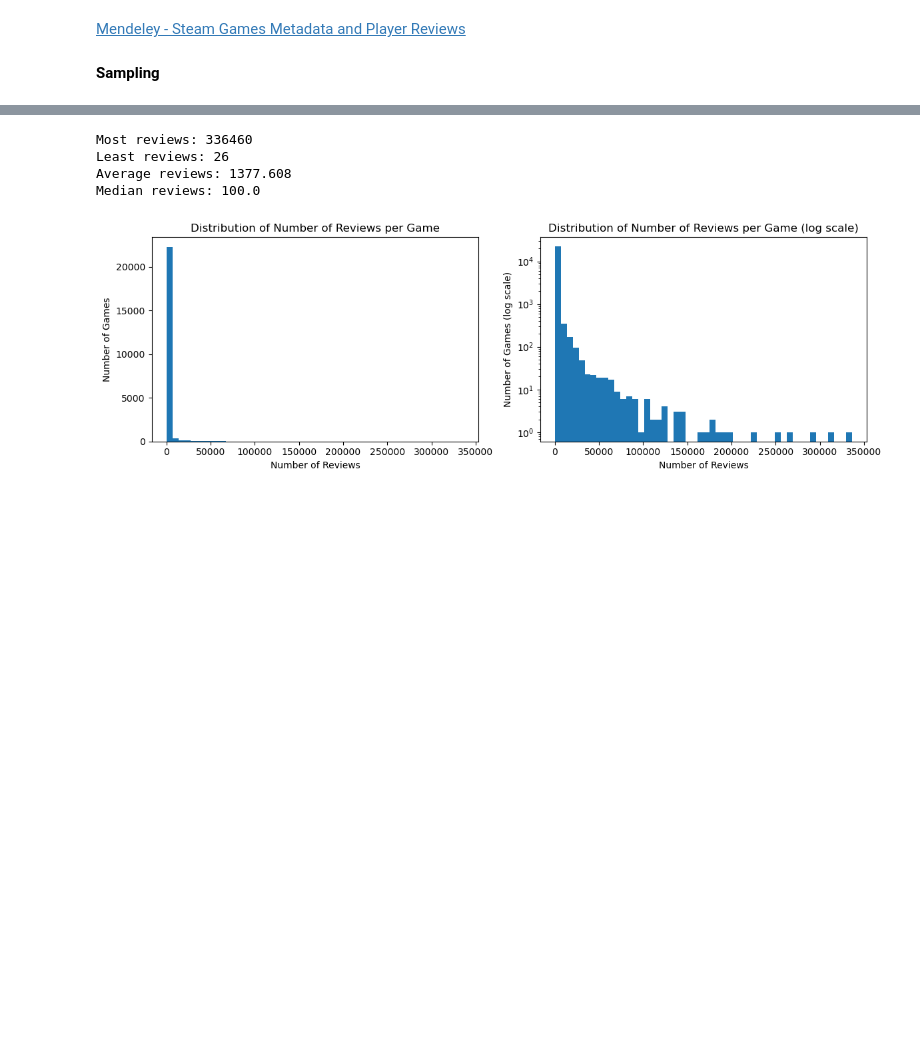
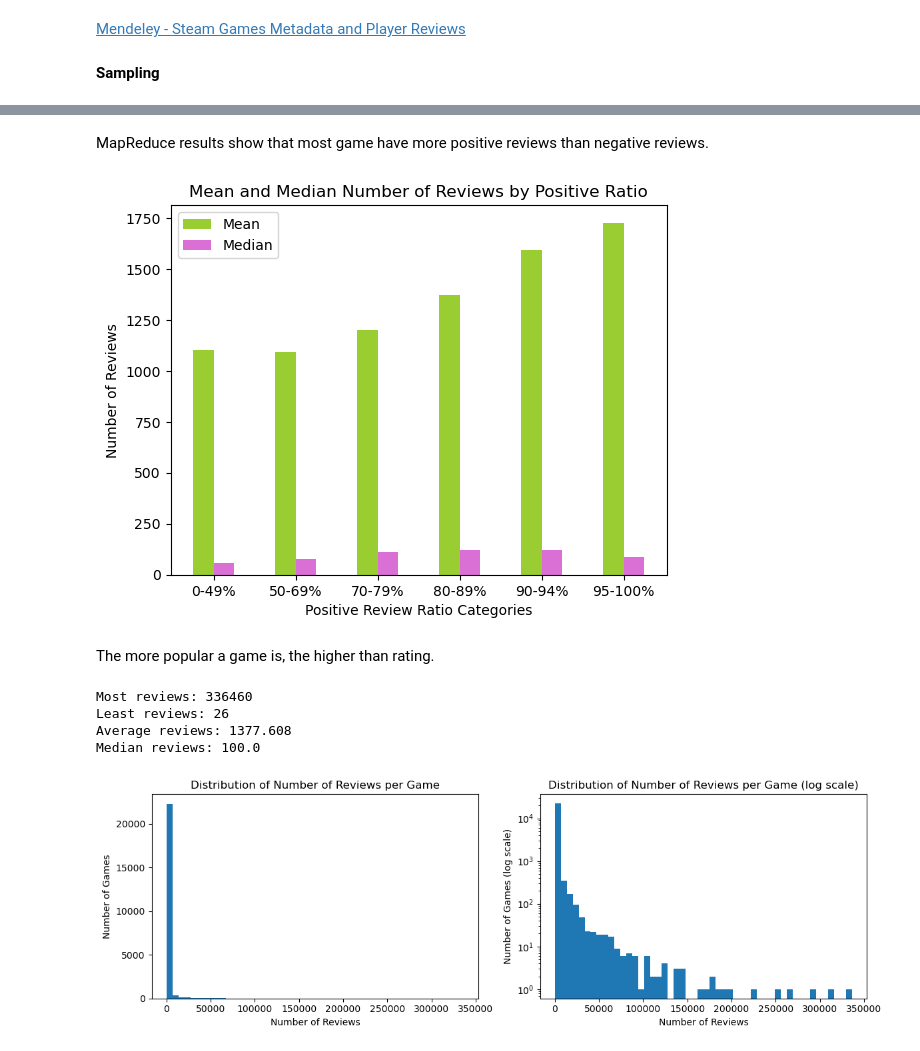
Before and after one commit to nickyphammy/HNY, a Jupyter notebook: data exploration and cleaning/mendeley_org.ipynb, the cells around one changed output, grey strips where cells are left out. Saved outputs shown, nothing was run; the diff lists cells and outputs as text; code cells hidden in the pictures; blank space fills up the shorter version.

```diff
--- a/data exploration and cleaning/mendeley_org.ipynb
+++ b/data exploration and cleaning/mendeley_org.ipynb
@@ -65,3 +157,30 @@ KeyboardInterrupt:
+# %% [markdown]
+MapReduce results show that most game have more positive reviews than negative reviews.
+# %%
+# see mean and median review counts in each category
+mean_counts = []
+median_counts = []
+for pos_file in pos_files:
+    with open(pos_file, 'r', encoding='utf-8') as f:
+        df = pd.read_csv(f)
+    mean_counts.append(df['tot_reviews'].mean())
+    median_counts.append(df['tot_reviews'].median())
+
+bar_width = 0.25
+x = np.arange(len(ratio_labels))
+plt.bar(x, mean_counts, width=bar_width, label='Mean', color='yellowgreen')
+plt.bar(x + bar_width, median_counts, width=bar_width, label='Median', color='orchid')
+
+plt.xlabel('Positive Review Ratio Categories')
+plt.ylabel('Number of Reviews')
+plt.title('Mean and Median Number of Reviews by Positive Ratio')
+plt.legend()
+plt.xticks(x + bar_width / 2, ratio_labels)
+plt.show()
+# %% [output]
+[figure, added]
+# %% [markdown]
+The more popular a game is, the higher than rating.
 # %%
 # Record game id to number of review based on file naming
 # ALREADY EXIST AS ../cleaned_data/mendeley_id_to_review_num.csv
```
Also changed, not shown: parts of 7 cells of this notebook, 6 other files.
